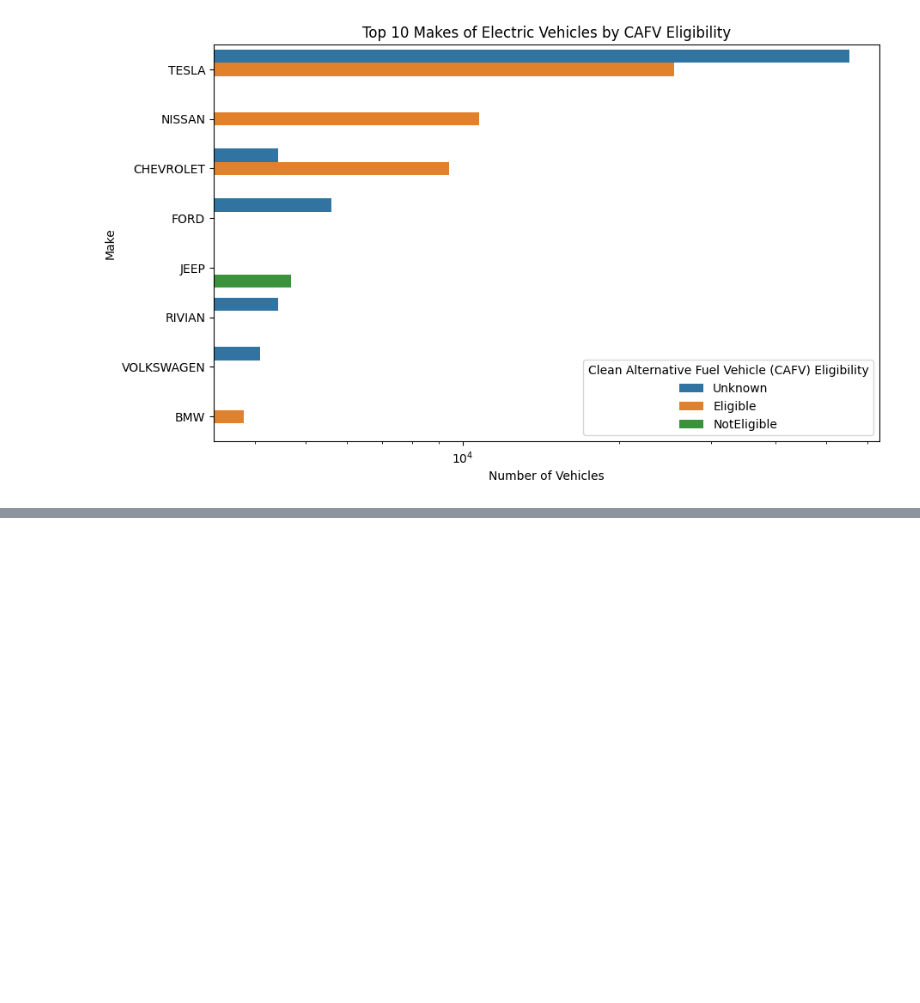
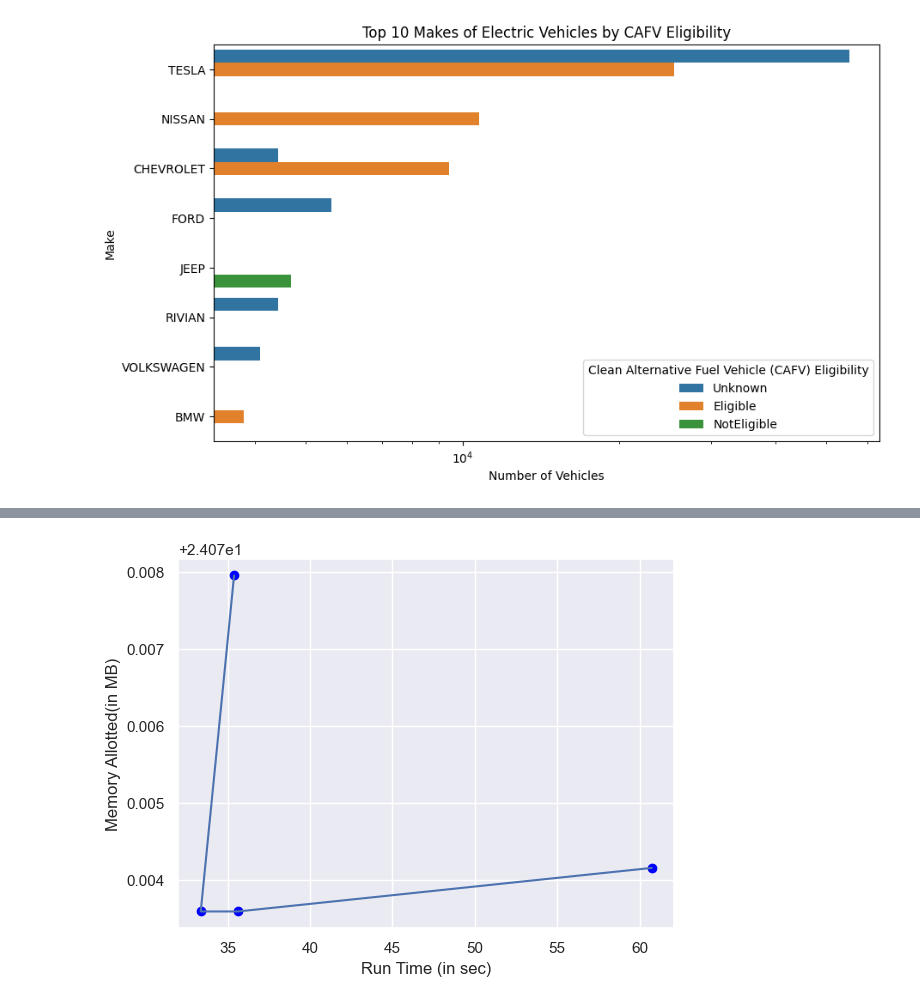
Before and after one commit to arghyawning/data-analytics-1-assignments, a Jupyter notebook: a2/assignment2 51/assignment2 51.ipynb, the cells around one changed output, grey strips where cells are left out. Cells and saved outputs as stored; diff of their text form; code cells hidden in the pictures; blank space fills up the shorter version.

```diff
--- a/a2/assignment2 51/assignment2 51.ipynb
+++ b/a2/assignment2 51/assignment2 51.ipynb
@@ -478,0 +751,11 @@ plt.show()
+# %%
+sns.set()
+plt.figure()
+plt.plot(run_time,memory_allot)
+#  set sns marker = "."
+plt.scatter(run_time,memory_allot,marker="o",color="Blue")
+plt.ylabel("Memory Allotted(in MB)")
+plt.xlabel("Run Time (in sec)")
+plt.show()
+# %% [output]
+[figure, added]
```
Also changed, not shown: parts of 17 cells of this notebook, 2 other files.
